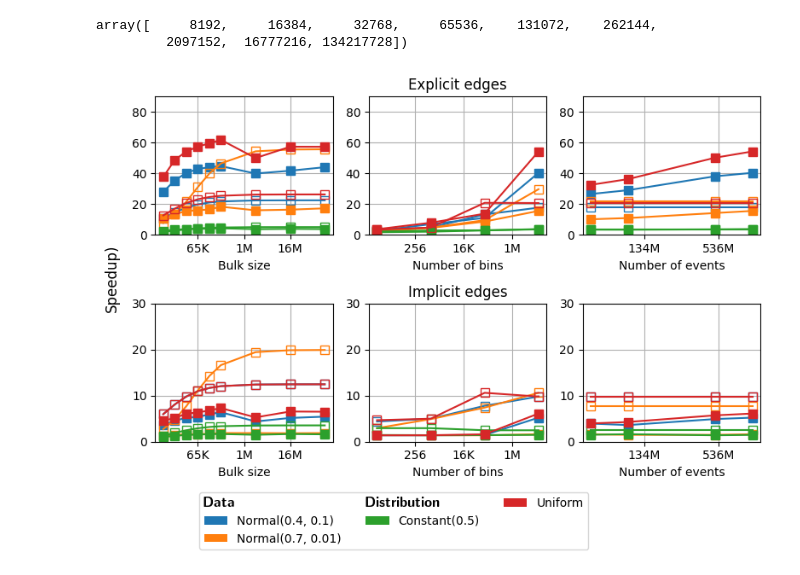
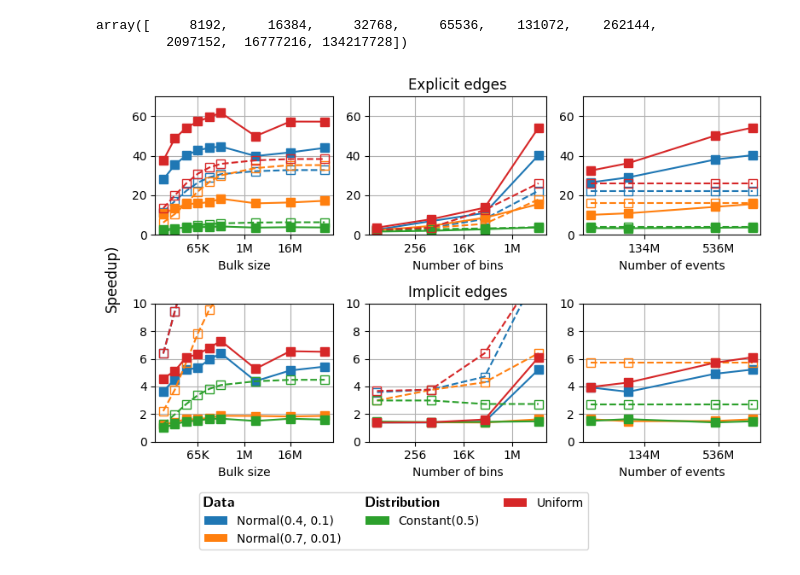
Before and after one commit to jolly-chen/msc-project, a Jupyter notebook: gpu-synchronous/validation-das6.ipynb, the cells around one changed output. Cells and saved outputs as stored; diff of their text form; code cells hidden in the pictures.

```diff
--- a/gpu-synchronous/validation-das6.ipynb
+++ b/gpu-synchronous/validation-das6.ipynb
@@ -2329,9 +2381,7 @@ trbm_df = pd.DataFrame.from_dict(jdata["benchmarks"]).astype({"real_time" : floa
 
 convert_to_type(trbm_df, "real_time", np.float64)
 trbm_df["func_name"] = trbm_df["name"].apply(lambda s: s.split("/")[0][3:])
-trbm_df["time_factor"] = trbm_df["time_unit"].apply(convert_unit)
 del trbm_df["family_index"], trbm_df["per_family_instance_index"],  trbm_df["run_name"], trbm_df["threads"], trbm_df["run_type"], trbm_df["aggregate_unit"]
-trbm_df["time_factor"] = trbm_df["time_unit"].apply(convert_unit)
 
 trbm_df.head(10)
 # %% [output]
@@ -2612,17 +2662,15 @@ plt.show()
 # %% [markdown]
 ## Design
 # %%
-filename = "../microbenchmarks/das6/memtransfers.json"
+filename = f"{mb_input_folder}/memtransfers.json"
 with open(filename, "r") as f:
     jdata = json.load(f)
 mcpybm_df = pd.DataFrame.from_dict(jdata["benchmarks"]).astype({"real_time" : float})
 
 convert_to_type(mcpybm_df, "real_time", np.float64)
 mcpybm_df["func_name"] = mcpybm_df["name"].apply(lambda s: s.split("/")[0][3:])
-mcpybm_df["time_factor"] = mcpybm_df["time_unit"].apply(convert_unit)
 del (mcpybm_df["family_index"], mcpybm_df["per_family_instance_index"],
      mcpybm_df["run_name"], mcpybm_df["threads"], mcpybm_df["run_type"], mcpybm_df["aggregate_unit"])
-mcpybm_df["time_factor"] = mcpybm_df["time_unit"].apply(convert_unit)
 mcpybm_df
 # %% [output]
 |  | name | repetitions | aggregate_name | iterations | real_time | cpu_time | time_unit | nbytes | pinned | ... |
@@ -2720,6 +2799,7 @@ plt.show();
 # %% [markdown]
 ## Calibration
 # %%
+rep  = mcpybm_mean["repetitions"].values[0]
 norm = unit_to_unit_factor(mcpybm_mean["time_unit"].values[0], "ns") / rep
 arg = (mcpybm_mean["func_name"] == "HToD")
 das6_alpha_pinned = np.min(mcpybm_mean.loc[arg & (mcpybm_mean["pinned"] == True)]["real_time"] * norm)
@@ -3235,9 +3437,10 @@ for edi, edg in enumerate([True, False]):
         T_abc = T_gpu_addbincontent(selected_nbins*8 > a4000_maxsmem, selected_nvals, vd_unique_bulksize,
                                    distr, selected_nbins)  * (selected_nvals/vd_unique_bulksize)
         T_fb = T_gpu_binsearch(distr, selected_nbins, vd_unique_bulksize)  * (selected_nvals/vd_unique_bulksize)
+        T_memcpy = 2 * T_memcpy_das6(vd_unique_bulksize*8, False) * (selected_nvals/vd_unique_bulksize) * norm
         p = plt.errorbar(vd_unique_bulksize,
-                         (T_usb + T_abc + T_fb) * norm,
-                         **sum_style, color=p[0].get_color(), )
+                         (T_usb + T_abc + T_fb + T_memcpy) * norm,
+                         **pred_nocolor_style, color=p[0].get_color(), )
 
         # Legend Labels
         ax.add_patch(ptchs.Rectangle((0, 0), 0, 0,
@@ -3270,9 +3473,10 @@ for edi, edg in enumerate([True, False]):
         T_abc = T_gpu_addbincontent(selected_nbins*8 > a4000_maxsmem, vd_unique_nvals, selected_bulksize,
                                    distr, selected_nbins)  * (vd_unique_nvals/selected_bulksize)
         T_fb = T_gpu_binsearch(distr, selected_nbins, selected_bulksize)  * (vd_unique_nvals/selected_bulksize)
+        T_memcpy = 2 * T_memcpy_das6(selected_bulksize*8, False) * (vd_unique_nvals/selected_bulksize)
         p = plt.errorbar(vd_unique_nvals,
-                         (T_usb + T_abc + T_fb) * norm,
-                         **sum_style, color=p[0].get_color(), )
+                         (T_usb + T_abc + T_fb + T_memcpy) * norm,
+                         **pred_nocolor_style, color=p[0].get_color(), )
 
         # Legend Labels
         ax.add_patch(ptchs.Rectangle((0, 0), 0, 0,
@@ -3288,8 +3492,7 @@ for edi, edg in enumerate([True, False]):
     ax = plt.subplot(2, 3, edi*3+3)
 
     # Legend Labels
-    ax.plot(0,0, label="Measured total runtime", c="k", **vd_style)
-    plt.plot(0,0, label="Sum of measured components", c="k", **sum_style)
+    plot_validation_labels()
 
     for distr in selected_distr:
         arg = selected_env, selected_gpu, distr, selected_nvals, vd_unique_nbins, selected_bulksize, edg
@@ -3308,9 +3511,10 @@ for edi, edg in enumerate([True, False]):
         T_abc = T_gpu_addbincontent(vd_unique_nbins*8 > a4000_maxsmem, selected_nvals, selected_bulksize,
                                    distr, vd_unique_nbins)   * (selected_nvals/selected_bulksize)
         T_fb = T_gpu_binsearch(distr, vd_unique_nbins, selected_bulksize)   * (selected_nvals/selected_bulksize)
+        T_memcpy = 2 * T_memcpy_das6(selected_bulksize*8, False) * (selected_nvals/selected_bulksize)
         p = plt.errorbar(vd_unique_nbins,
-                         (T_usb + T_abc + T_fb) * norm,
-                         **sum_style, color=p[0].get_color(), )
+                         (T_usb + T_abc + T_fb + T_memcpy) * norm,
+                         **pred_nocolor_style, color=p[0].get_color(), )
 
         # Legend Labels
         ax.add_patch(ptchs.Rectangle((0, 0), 0, 0,
@@ -3444,8 +3648,8 @@ norm = unit_to_unit_factor("ns", "s")
 
 fig = plt.figure(figsize=(8, 5))
 
-hmax = 90
-factor = 10
+hmax = 70
+factor = 5
 for edi, edg in enumerate([True, False]):
     ax = plt.subplot(2, 3, edi*3+1)
 
@@ -3471,7 +3675,8 @@ for edi, edg in enumerate([True, False]):
         T_abc = T_gpu_addbincontent(selected_nbins*8 > a4000_maxsmem, selected_nvals, vd_unique_bulksize,
                                    distr, selected_nbins)  * (selected_nvals/vd_unique_bulksize)
         T_fb = T_gpu_binsearch(distr, selected_nbins, vd_unique_bulksize)  * (selected_nvals/vd_unique_bulksize)
-        T_gpu  = (T_usb + T_abc + T_fb) * norm
+        T_memcpy = 2 * T_memcpy_das6(vd_unique_bulksize*8, False) * (selected_nvals/vd_unique_bulksize)
+        T_gpu  = (T_usb + T_abc + T_fb + T_memcpy) * norm
 
         # Prediction CPU
                 # Predicition in nanoseconds!
@@ -3523,7 +3728,8 @@ for edi, edg in enumerate([True, False]):
         T_abc = T_gpu_addbincontent(vd_unique_nbins*8 > a4000_maxsmem, selected_nvals, selected_bulksize,
                                    distr, vd_unique_nbins)  * (selected_nvals/selected_bulksize)
         T_fb = T_gpu_binsearch(distr, vd_unique_nbins, selected_bulksize)  * (selected_nvals/selected_bulksize)
-        T_gpu  = (T_usb + T_abc + T_fb) * norm
+        T_memcpy = 2 * T_memcpy_das6(selected_bulksize*8, False) * (selected_nvals/selected_bulksize)
+        T_gpu  = (T_usb + T_abc + T_fb + T_memcpy) * norm
 
         # Prediction CPU
         subsize = get_subsize(distr, vd_unique_nbins)
@@ -3572,7 +3778,8 @@ for edi, edg in enumerate([True, False]):
         T_abc = T_gpu_addbincontent(selected_nbins*8 > a4000_maxsmem, vd_unique_nvals, selected_bulksize,
                                    distr, selected_nbins)  * (vd_unique_nvals/selected_bulksize)
         T_fb = T_gpu_binsearch(distr, selected_nbins, selected_bulksize)  * (vd_unique_nvals/selected_bulksize)
-        T_gpu  = (T_usb + T_abc + T_fb) * norm
+        T_memcpy = 2 * T_memcpy_das6(selected_bulksize*8, False) * (vd_unique_nvals/selected_bulksize)
+        T_gpu  = (T_usb + T_abc + T_fb + T_memcpy) * norm
 
         # Prediction CPU
                 # Predicition in nanoseconds!
@@ -3587,31 +3794,31 @@ for edi, edg in enumerate([True, False]):
         p = plt.errorbar(vd_unique_nvals, speedup,
                  **pred_nocolor_style, color=p[0].get_color(), )
 
         # Legend Labels
         ax.add_patch(ptchs.Rectangle((0, 0), 0, 0,
                                      facecolor=p[0].get_color(), label=f"{map_distr_name(distr)}"))
     plt.xscale("log", base=2)
     ax.xaxis.set_major_formatter(ticker.FuncFormatter(lambda x, _: f"{human_readable(int(x))}"))
     plt.xlabel("Number of events")
 
     plt.ylim([0,hmax - (not edg) * 60])
 #######################################################
 
 hndls = ax.get_legend_handles_labels()[0]
 hndls.insert(0, "Data")
 hndls.insert(3, "Distribution")
 hndls.insert(6, "")
 
 lbls = ax.get_legend_handles_labels()[1]
 lbls.insert(0, "")
 lbls.insert(3, "")
 lbls.insert(6, "")
 legend = fig.legend(hndls, lbls, loc='lower left', bbox_to_anchor=(0.15, -0.15), ncols=3,
                     handler_map={str: LegendTitle({'fontsize':12})})
 
 fig.supylabel('Speedup)')
 
 plt.tight_layout()
 if save: plt.savefig(figname, format="pdf", bbox_inches='tight')
 # %% [output]
-[figure, old version]
+[figure, new version]
```
Also changed, not shown: parts of 36 cells of this notebook.
